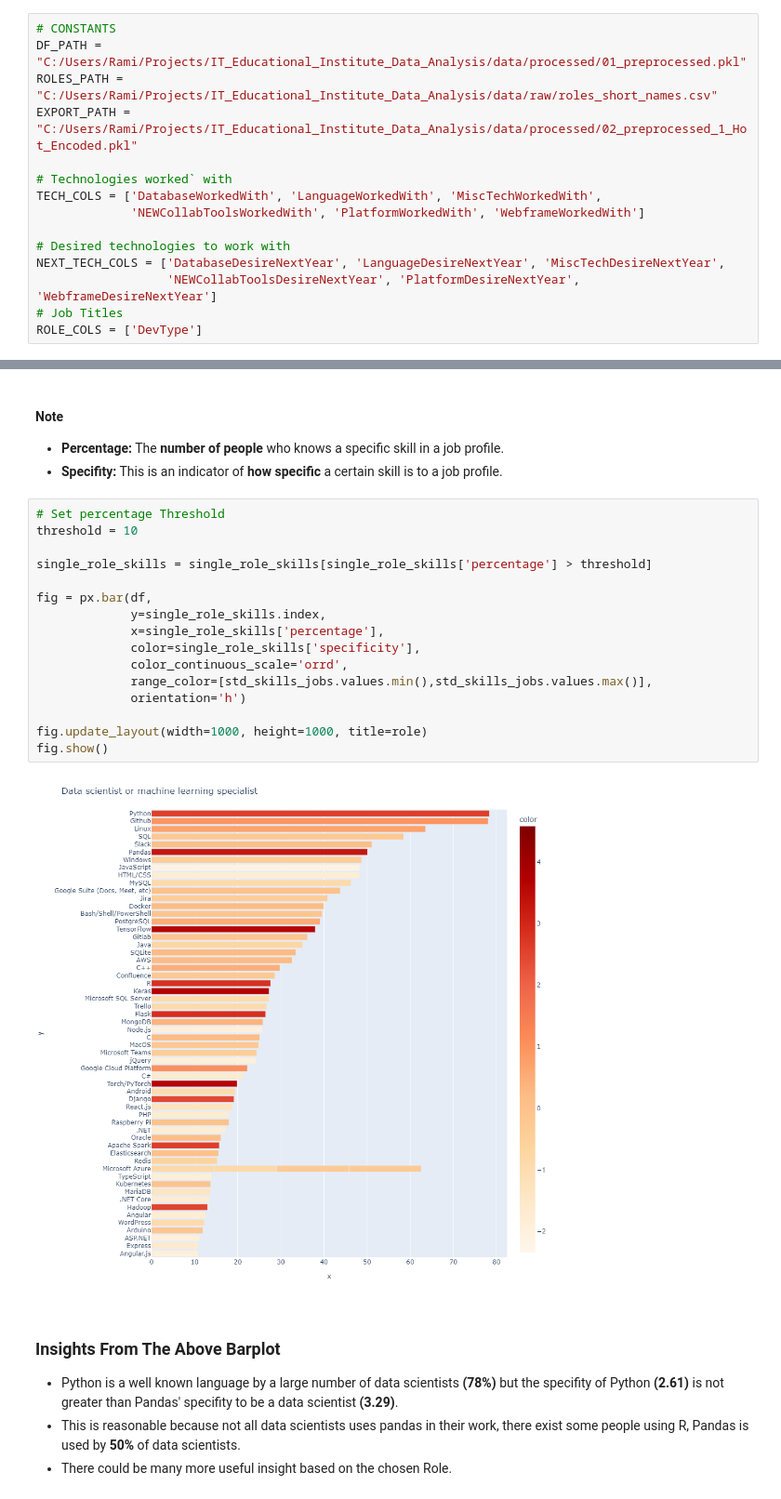
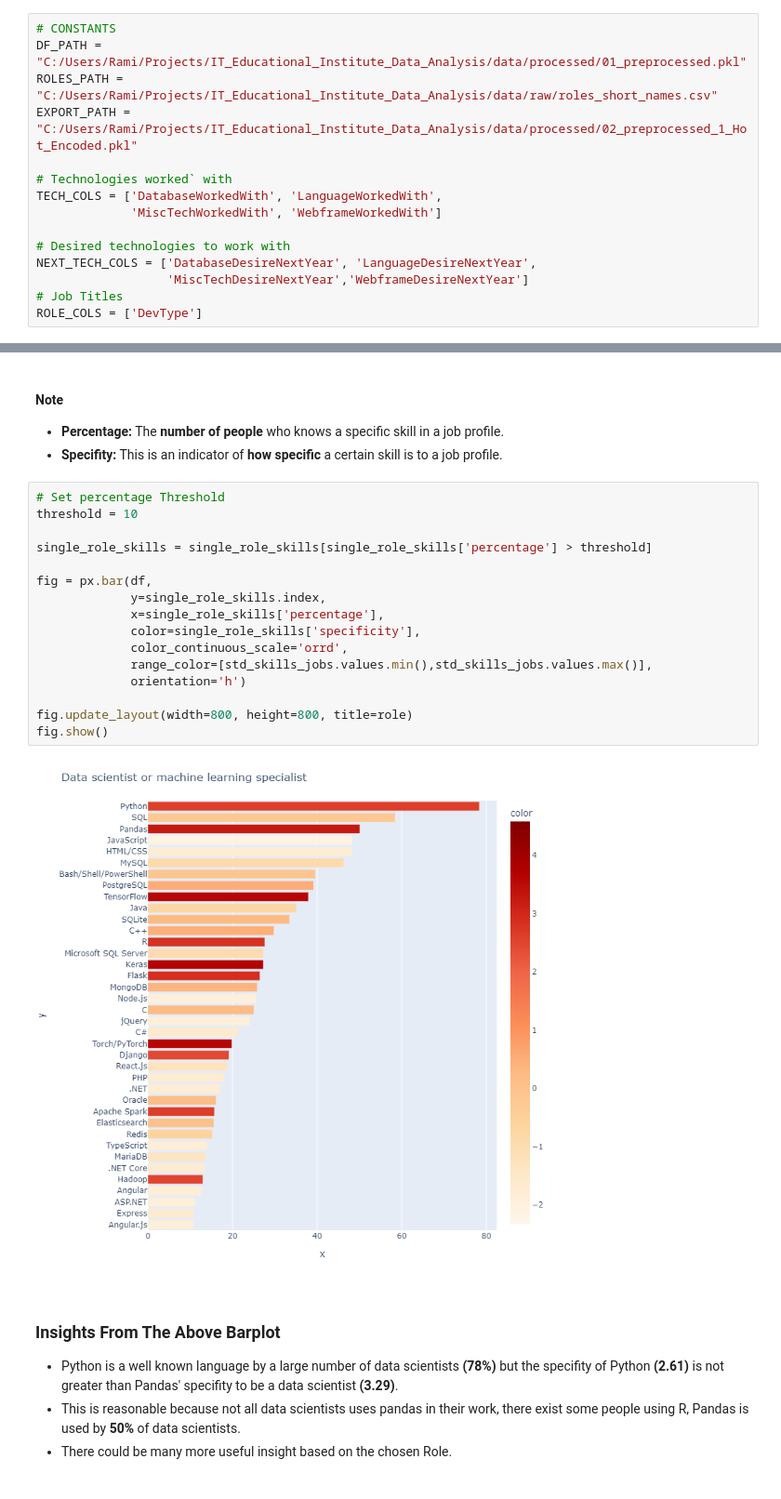
Before and after one commit to ramihani96/StackOverflow_Survey_Analysis, a Jupyter notebook: notebooks/02_Analytics.ipynb, the cells around one changed output, grey strips where cells are left out. Shown: that part at 93% size. Cells and saved outputs as stored; diff of their text form.

Commit message:
Removed collaboration tools from technology columns

```diff
--- a/notebooks/02_Analytics.ipynb
+++ b/notebooks/02_Analytics.ipynb
@@ -39,12 +39,12 @@ ROLES_PATH = "C:/Users/Rami/Projects/IT_Educational_Institute_Data_Analysis/data
 EXPORT_PATH = "C:/Users/Rami/Projects/IT_Educational_Institute_Data_Analysis/data/processed/02_preprocessed_1_Hot_Encoded.pkl"
 
 # Technologies worked` with
-TECH_COLS = ['DatabaseWorkedWith', 'LanguageWorkedWith', 'MiscTechWorkedWith',
-             'NEWCollabToolsWorkedWith', 'PlatformWorkedWith', 'WebframeWorkedWith']
+TECH_COLS = ['DatabaseWorkedWith', 'LanguageWorkedWith',
+             'MiscTechWorkedWith', 'WebframeWorkedWith']
 
 # Desired technologies to work with
-NEXT_TECH_COLS = ['DatabaseDesireNextYear', 'LanguageDesireNextYear', 'MiscTechDesireNextYear',
-                  'NEWCollabToolsDesireNextYear', 'PlatformDesireNextYear', 'WebframeDesireNextYear']
+NEXT_TECH_COLS = ['DatabaseDesireNextYear', 'LanguageDesireNextYear',
+                  'MiscTechDesireNextYear','WebframeDesireNextYear']
 # Job Titles
 ROLE_COLS = ['DevType']
 # %%
@@ -398,21 +396,21 @@ single_role_skills
 # %%
 # Set percentage Threshold
 threshold = 10
 
 single_role_skills = single_role_skills[single_role_skills['percentage'] > threshold]
 
 fig = px.bar(df,
              y=single_role_skills.index,
              x=single_role_skills['percentage'],
              color=single_role_skills['specificity'],
              color_continuous_scale='orrd',
              range_color=[std_skills_jobs.values.min(),std_skills_jobs.values.max()],
              orientation='h')
 
-fig.update_layout(width=1000, height=1000, title=role)
+fig.update_layout(width=800, height=800, title=role)
 fig.show()
 # %% [output]
-[figure, old version]
+[figure, new version]
 # %% [markdown]
 ### Insights From The Above Barplot
 - Python is a well known language by a large number of data scientists __(78%)__ but the specifity of Python __(2.61)__ is not greater than Pandas' specifity to be a data scientist __(3.29)__.
```
Also changed, not shown: parts of 8 cells of this notebook.
